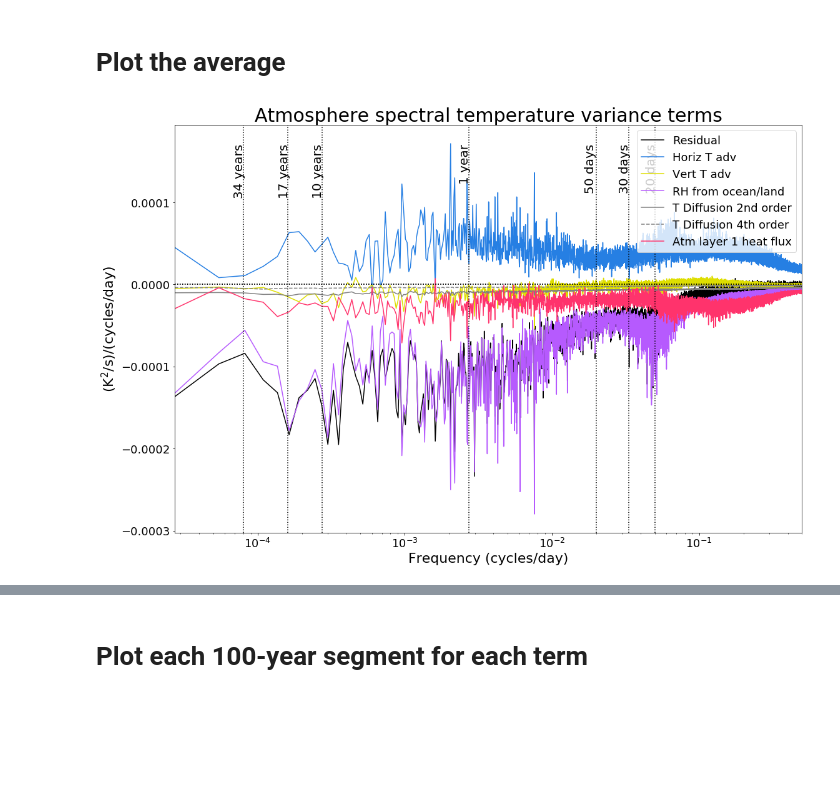
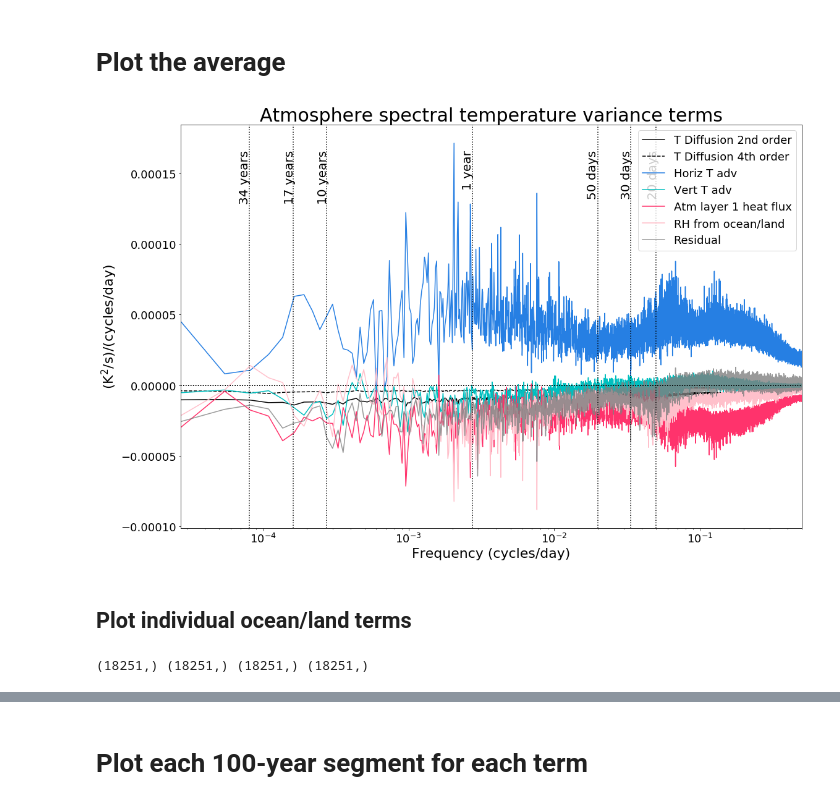
Before and after one commit to paigem/QGCM_Temp_variance, a Jupyter notebook: Plot_atm_Tvar.ipynb, the cells around one changed output, grey strips where cells are left out. Saved outputs shown, nothing was run; the diff lists cells and outputs as text; code cells hidden in the pictures; blank space fills up the shorter version.

Commit message:
Accounted for y-varying land forcing

```diff
--- a/Plot_atm_Tvar.ipynb
+++ b/Plot_atm_Tvar.ipynb
@@ -158,9 +158,9 @@ def mult_const(Tum,Tvm,vert_adv,Ta2,Tana,Tdel2T,Tdel4T,Tn1,TTo,T2o,TFs,slh):
 
     vert_adv_plot = -vert_adv * atnorm
 
-    #oc_rh = (1/(rho*Cp)) * (Dmdown*T2o + lamda*TTo - lamda*T2o + D0up*TTo - Fs_prime*TFs) * atnorm
+    #oc_rh = (1/(rho*Cp)) * (Dmdown*T2o + lamda*TTo - lamda*T2o + D0up*TTo - TFs) * atnorm
 
-    oc_rh = (1/(rho*Cp)) * (Dmdown*T2o + lamda*slh + D0up*TTo - Fs_prime*TFs) * atnorm
+    oc_rh = (1/(rho*Cp)) * (Dmdown*T2o + lamda*slh + D0up*TTo - TFs) * atnorm
 
     oc_rh_noLand = (1/(rho*Cp)) * (Dmdown*T2o + lamda*slh + D0up*TTo) * atnorm
 
@@ -186,31 +186,43 @@ def mult_const(Tum,Tvm,vert_adv,Ta2,Tana,Tdel2T,Tdel4T,Tn1,TTo,T2o,TFs,slh):
 # %%
 n = 0
 vtext_loc = 1.6e-4
 
 
 Tum_plot,Tvm_plot,vert_adv_plot,oc_rh,oc_rh_noLand,Fmup,F1down,Fme_plot,Tdel2T_plot,Tdel4T_plot,sum_terms,sum_terms_woOc,sum_terms_woLand = mult_const(
                                                             Tum_avg,Tvm_avg,vrt_avg,Ta2_avg,Tan_avg,Td2_avg,Td4_avg,
                                                             Tn1_avg,TTo_avg,T2o_avg,TFs_avg,slh_avg)
 
 plt.figure(figsize=(18,12))
 #plt.semilogx(w,gaussian_filter(sum_terms_woLand/dw,sigma=n),label='Residual',color='k')
 #plt.semilogx(w,gaussian_filter(-sum_terms_woOc/dw,sigma=n),label='Residual',color='k')
-plt.semilogx(w,gaussian_filter(sum_terms/dw,sigma=n),label='Residual',color='k')
-plt.semilogx(w,gaussian_filter((Tum_plot+Tvm_plot)/dw,sigma=n),label='Horiz T adv',color=KEcolor)
 #plt.semilogx(w,gaussian_filter(Fmup/dw,sigma=n),label='Upward RH',color=Botcolor)
 #plt.semilogx(w,gaussian_filter(F1down/dw,sigma=n),label='Downward first layer RH',color=Windcolor)
-plt.semilogx(w,gaussian_filter(vert_adv_plot/dw,sigma=n),label='Vert T adv',color='#dede00')
 #plt.semilogx(w,gaussian_filter(Fme_plot/dw,sigma=n),label='Entrainment heat flux',color='pink')
-plt.semilogx(w,gaussian_filter(oc_rh/dw,sigma=n),label='RH from ocean/land',color=Buoycolor)
 #plt.semilogx(w,gaussian_filter(oc_rh_noLand/dw,sigma=n),label='RH from ocean/land',color=Buoycolor)
-plt.semilogx(w,gaussian_filter(Tdel2T_plot/dw,sigma=n),label='T Diffusion 2nd order',color='grey')
-plt.semilogx(w,gaussian_filter(Tdel4T_plot/dw,sigma=n),label='T Diffusion 4th order',color='grey',linestyle='dashed')
-plt.semilogx(w,gaussian_filter((Fme_plot+Fmup+F1down)/dw,sigma=n),label='Atm layer 1 heat flux',color=PEcolor)
 
 
-#plt.ylim(np.min(gaussian_filter(Tvm_plot/dw,sigma=n)-2),np.max(gaussian_filter(Tum_plot/dw,sigma=n))+3)
-#plt.ylim(np.min(gaussian_filter(Tdel2T_plot/dw,sigma=n)-3),np.max(gaussian_filter(Tum_plot/dw,sigma=n))+1) # for no smoothing
+plt.semilogx(w,gaussian_filter(Tdel2T_plot/dw,sigma=n),label='T Diffusion 2nd order',color='k')
+plt.semilogx(w,gaussian_filter(Tdel4T_plot/dw,sigma=n),label='T Diffusion 4th order',color='k',linestyle='dashed')
+plt.semilogx(w,gaussian_filter((Tum_plot+Tvm_plot)/dw,sigma=n),label='Horiz T adv',color=KEcolor)
+plt.semilogx(w,gaussian_filter(vert_adv_plot/dw,sigma=n),label='Vert T adv',color='c') #'#dede00')
+plt.semilogx(w,gaussian_filter((Fme_plot+Fmup+F1down)/dw,sigma=n),label='Atm layer 1 heat flux',color=PEcolor)
+plt.semilogx(w,gaussian_filter(oc_rh/dw,sigma=n),label='RH from ocean/land',color='pink')
+plt.semilogx(w,gaussian_filter(sum_terms/dw,sigma=n),label='Residual',color='grey',alpha=0.8)
 
 plot_lines()
 # %% [output]
-[figure, old version]
+[figure, new version]
+# %% [markdown]
+## Plot individual ocean/land terms
+# %%
+F_lambda = (1/(rho*Cp)) * (lamda*slh_avg) * atnorm
+
+F_mdown = (1/(rho*Cp)) * (Dmdown*T2o_avg) * atnorm
+
+F_0up = (1/(rho*Cp)) * (D0up*TTo_avg) * atnorm
+
+F_land = - (1/(rho*Cp)) * (TFs_1) * atnorm
+
+print(F_lambda.shape,F_mdown.shape,F_0up.shape,F_land.shape)
+# %% [output]
+(18251,) (18251,) (18251,) (18251,)
```
Also changed, not shown: parts of 7 cells of this notebook.
